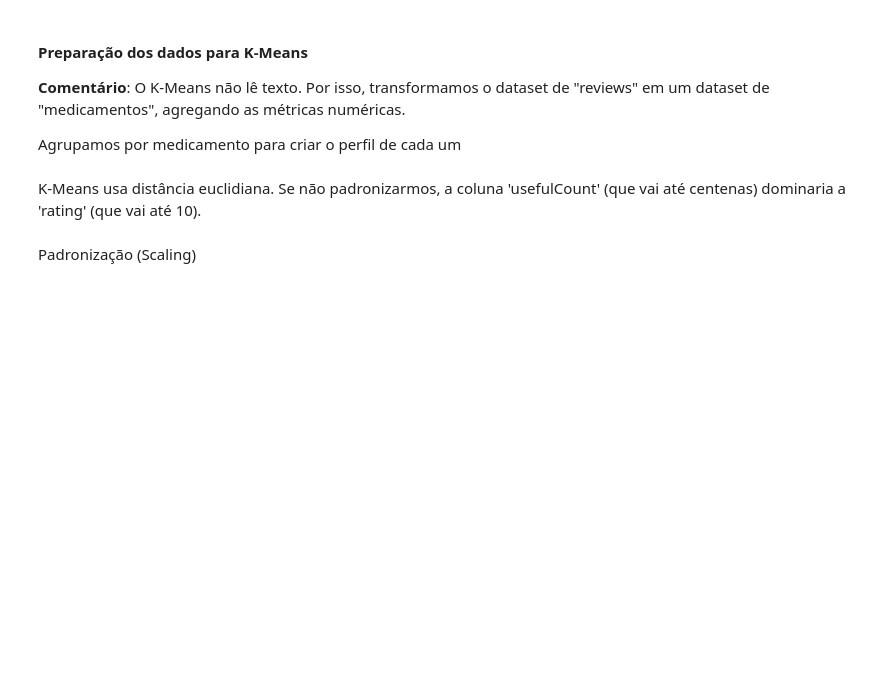
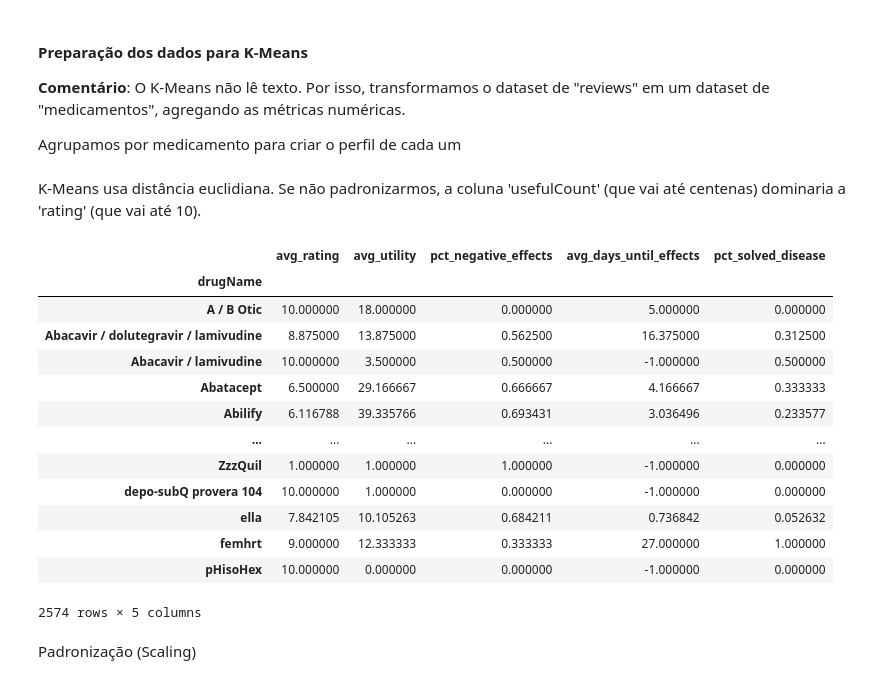
Before and after one commit to JimmyAreaFiscal/Sistema-de-Recomendacao-de-Medicamentos, a Jupyter notebook: A2_Projeto.ipynb, the cells around one changed output. Saved outputs shown, nothing was run; the diff lists cells and outputs as text; code cells hidden in the pictures; blank space fills up the shorter version.

```diff
--- a/A2_Projeto.ipynb
+++ b/A2_Projeto.ipynb
@@ -359,6 +348,23 @@ drug_features = df_target.groupby(['drugName', 'condition'], as_index=False).agg
 # %% [markdown]
 K-Means usa distância euclidiana. Se não padronizarmos, a coluna
 'usefulCount' (que vai até centenas) dominaria a 'rating' (que vai até 10).
+# %%
+drug_features
+# %% [output]
+|  | avg_rating | avg_utility | pct_negative_effects | avg_days_until_effects | pct_solved_disease |
+| drugName |  |  |  |  |  |
+| A / B Otic | 10.000000 | 18.000000 | 0.000000 | 5.000000 | 0.000000 |
+| Abacavir / dolutegravir / lamivudine | 8.875000 | 13.875000 | 0.562500 | 16.375000 | 0.312500 |
+| Abacavir / lamivudine | 10.000000 | 3.500000 | 0.500000 | -1.000000 | 0.500000 |
+| Abatacept | 6.500000 | 29.166667 | 0.666667 | 4.166667 | 0.333333 |
+| Abilify | 6.116788 | 39.335766 | 0.693431 | 3.036496 | 0.233577 |
+| ... | ... | ... | ... | ... | ... |
+| ZzzQuil | 1.000000 | 1.000000 | 1.000000 | -1.000000 | 0.000000 |
+| depo-subQ provera 104 | 10.000000 | 1.000000 | 0.000000 | -1.000000 | 0.000000 |
+| ella | 7.842105 | 10.105263 | 0.684211 | 0.736842 | 0.052632 |
+| femhrt | 9.000000 | 12.333333 | 0.333333 | 27.000000 | 1.000000 |
+| pHisoHex | 10.000000 | 0.000000 | 0.000000 | -1.000000 | 0.000000 |
+2574 rows × 5 columns
 # %% [markdown]
 Padronização (Scaling)
 # %%
```
Also changed, not shown: parts of 16 cells of this notebook.
